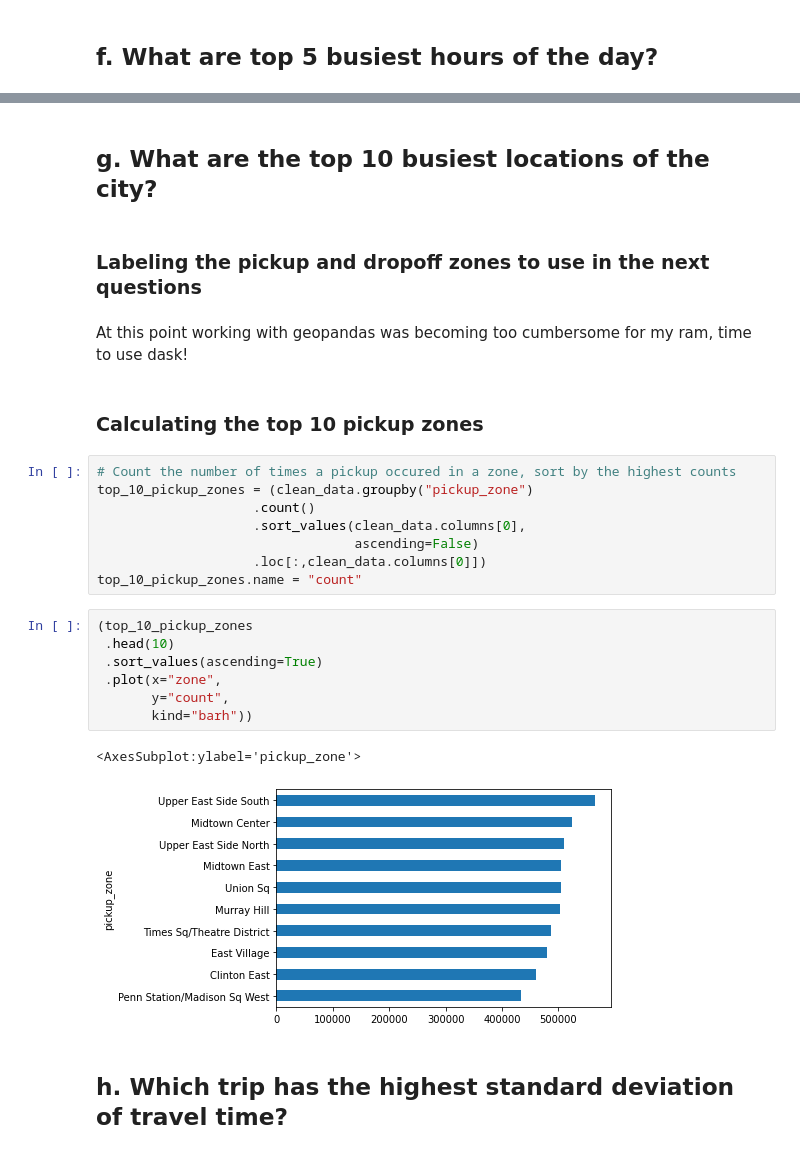
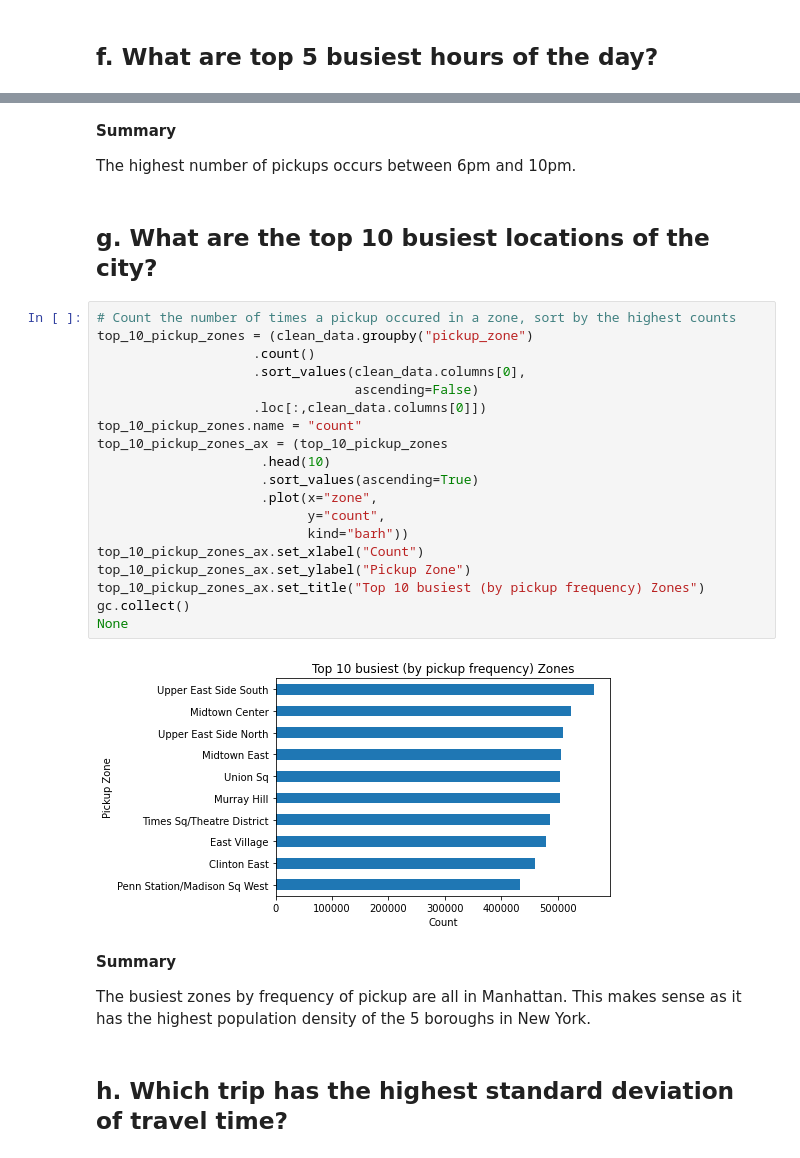
Before and after one commit to jarrydharris/NYC_taxi, a Jupyter notebook: cba_questions.ipynb, the cells around one changed output, grey strips where cells are left out. Saved outputs shown, nothing was run; the diff lists cells and outputs as text.

```diff
--- a/cba_questions.ipynb
+++ b/cba_questions.ipynb
@@ -182,29 +181,34 @@ plt.show()
+# %% [markdown]
+**Summary**
+
+The highest number of pickups occurs between 6pm and 10pm.
 # %% [markdown]
 ## g. What are the top 10 busiest locations of the city?
-# %% [markdown]
-### Labeling the pickup and dropoff zones to use in the next questions
-# %% [markdown]
-At this point working with geopandas was becoming too cumbersome for my ram, time to use dask!
-# %% [markdown]
-### Calculating the top 10 pickup zones
-# %%
-# Count the number of times a pickup occured in a zone, sort by the highest counts
-top_10_pickup_zones = (clean_data.groupby("pickup_zone")
-                    .count()
-                    .sort_values(clean_data.columns[0],
-                                 ascending=False)
-                    .loc[:,clean_data.columns[0]])
-top_10_pickup_zones.name = "count"
 # %%
-(top_10_pickup_zones
- .head(10)
- .sort_values(ascending=True)
- .plot(x="zone",
-       y="count",
-       kind="barh"))
+# Count the number of times a pickup occured in a zone, sort by the highest counts
+top_10_pickup_zones = (clean_data.groupby("pickup_zone")
+                    .count()
+                    .sort_values(clean_data.columns[0],
+                                 ascending=False)
+                    .loc[:,clean_data.columns[0]])
+top_10_pickup_zones.name = "count"
+top_10_pickup_zones_ax = (top_10_pickup_zones
+                     .head(10)
+                     .sort_values(ascending=True)
+                     .plot(x="zone",
+                           y="count",
+                           kind="barh"))
+top_10_pickup_zones_ax.set_xlabel("Count")
+top_10_pickup_zones_ax.set_ylabel("Pickup Zone")
+top_10_pickup_zones_ax.set_title("Top 10 busiest (by pickup frequency) Zones")
+gc.collect()
+None
 # %% [output]
-<AxesSubplot:ylabel='pickup_zone'>
-[figure, old version]
+[figure, new version]
+# %% [markdown]
+**Summary**
+
+The busiest zones by frequency of pickup are all in Manhattan. This makes sense as it has the highest population density of the 5 boroughs in New York.
 # %% [markdown]
 ## h. Which trip has the highest standard deviation of travel time?
 # %%
```
Also changed, not shown: parts of 72 cells of this notebook, 1 other file.
